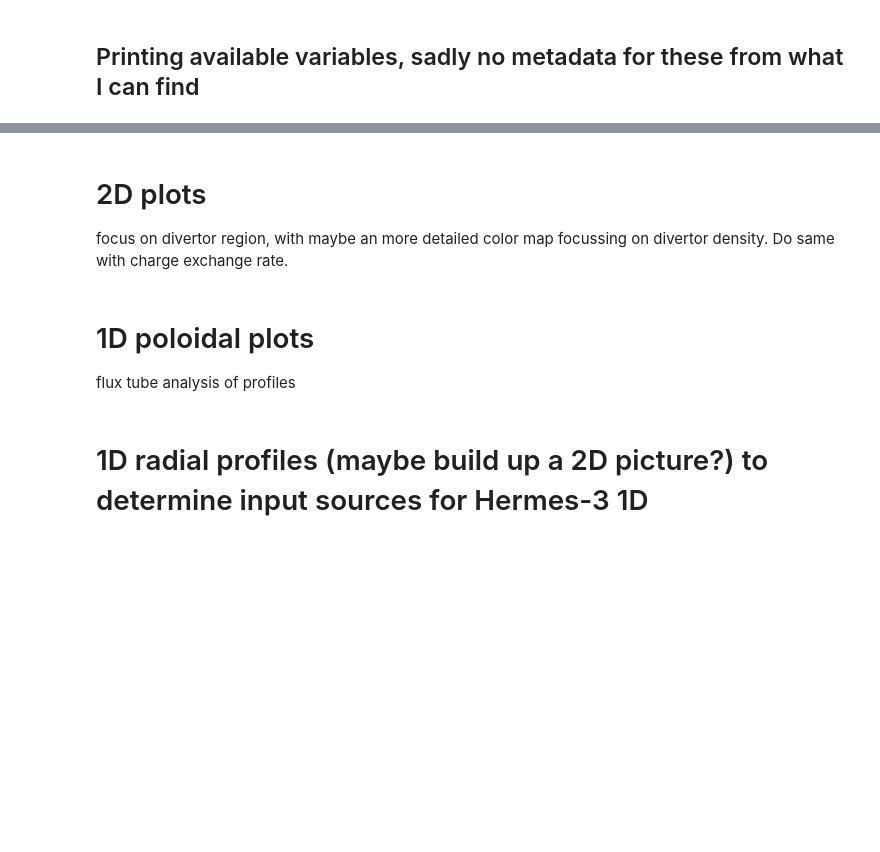
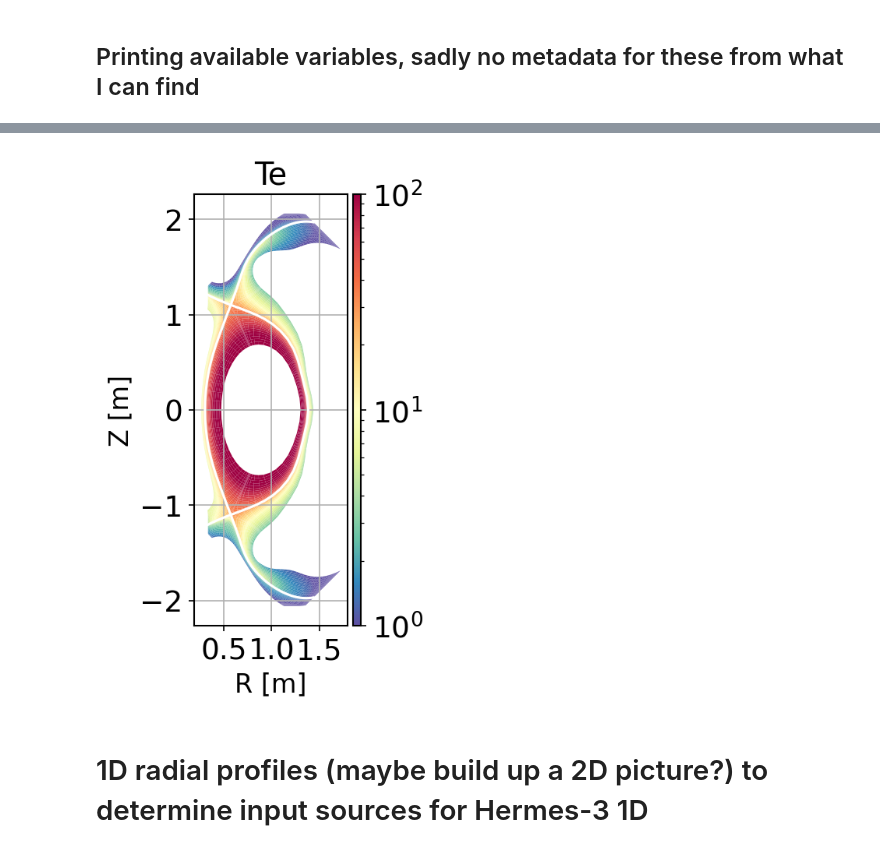
Before and after one commit to PoloidalLloyd/notebooks, a Jupyter notebook: york-step-contract/SOLPS/2025-10_neutral_flux_tube_analysis.ipynb, the cells around one changed output, grey strips where cells are left out. Drawn from its saved outputs; the diff is of its cells as text; code cells hidden in the pictures; blank space fills up the shorter version.

```diff
--- a/york-step-contract/SOLPS/2025-10_neutral_flux_tube_analysis.ipynb
+++ b/york-step-contract/SOLPS/2025-10_neutral_flux_tube_analysis.ipynb
@@ -64,7 +65,7 @@ mpl.rcParams.update({'font.size': 16})
 # %% [markdown]
 # SOLPS I/O
 # %%
-case = SOLPScase('/users/jlb647/scratch/simulation_program/hermes-3_sim/simulation_dir/2025-10_SOLPS_analysis/puff=13.0e21_pump=0.001_divchiconstfix_bcmom2_visper1_rxf0p1_parmvsa2_redoutpfrtrans_pufflfs_pin1.0/')
+case = SOLPScase('/Users/lloyd/Documents/hermes_dir/york-step_analysis_intro/data/solps')
 # %% [markdown]
 ## Printing available variables, sadly no metadata for these from what I can find
 # %%
@@ -78,9 +97,11 @@ for row in zip(*params_array):
-# %% [markdown]
-# 2D plots
-focus on divertor region, with maybe an more detailed color map focussing on divertor density. Do same with charge exchange rate.
-# %% [markdown]
-# 1D poloidal plots
-flux tube analysis of profiles
+# %%
+# %matplotlib widget
+
+vmin = 1
+vmax = 100
+case.plot_2d("Te", logscale=True, cbar=True, vmin=vmin, vmax=vmax)
+# %% [output]
+[figure, added]
 # %% [markdown]
 # 1D radial profiles (maybe build up a 2D picture?) to determine input sources for Hermes-3 1D
 # %% [markdown]
```
Also changed, not shown: parts of 26 cells of this notebook, 5 other files.
